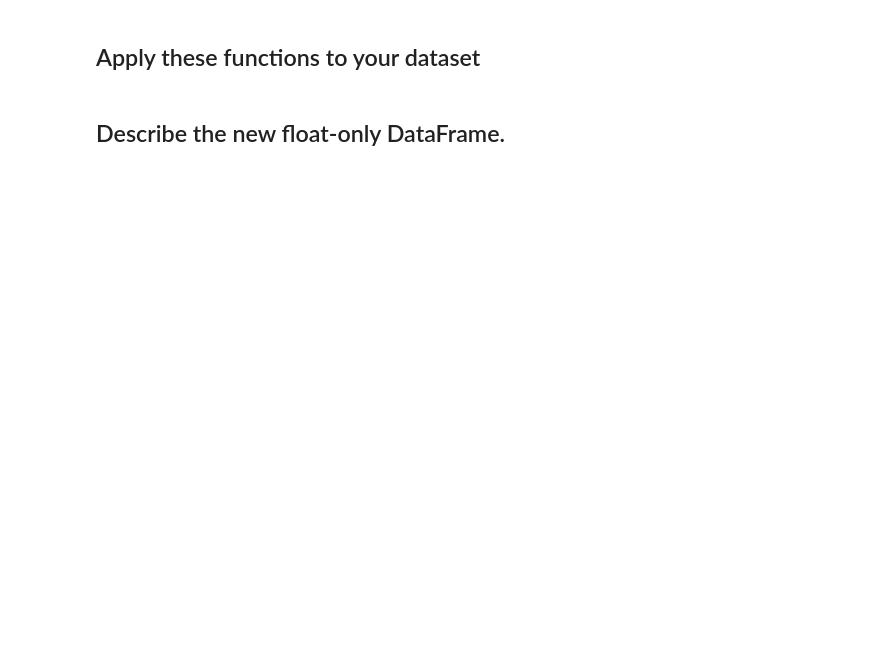
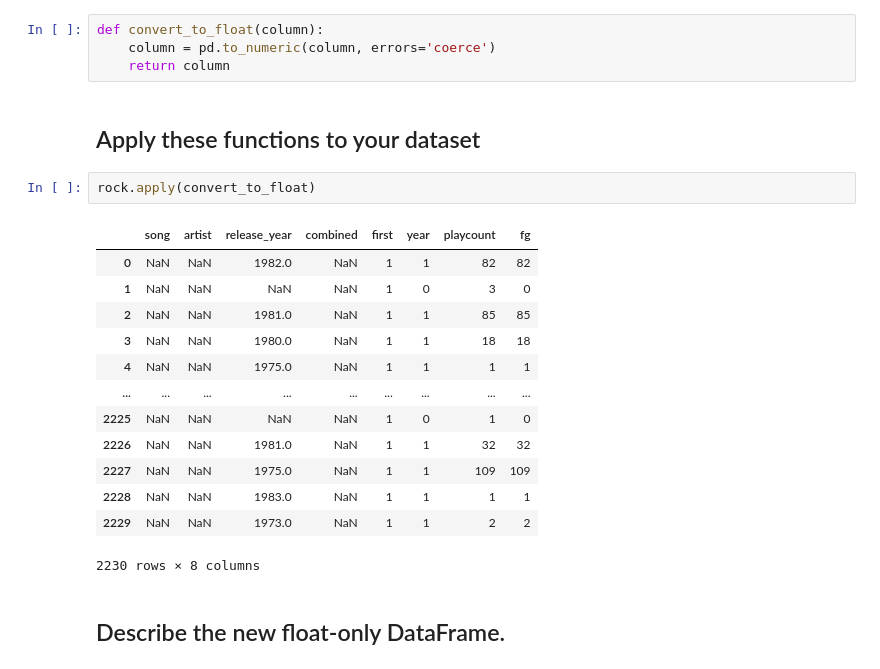
Before and after one commit to RickFSA/Institute-of-Data, a Jupyter notebook: IODcompleted_assignment/IOD_Lab 3.1.1.ipynb, the cells around one changed output. Saved outputs shown, nothing was run; the diff lists cells and outputs as text; blank space fills up the shorter version.

```diff
--- a/IOD_Lab 3.1.1.ipynb
+++ b/IODcompleted_assignment/IOD_Lab 3.1.1.ipynb
@@ -725,7 +729,27 @@ Artist: .38 Special
 Release date before 1970: False
 # %% [markdown]
 ## Write a function that converts cells in a DataFrame to float and otherwise replaces them with np.nan
+# %%
+def convert_to_float(column):
+    column = pd.to_numeric(column, errors='coerce')
+    return column
 # %% [markdown]
 ## Apply these functions to your dataset
+# %%
+rock.apply(convert_to_float)
+# %% [output]
+|  | song | artist | release_year | combined | first | year | playcount | fg |
+| 0 | NaN | NaN | 1982.0 | NaN | 1 | 1 | 82 | 82 |
+| 1 | NaN | NaN | NaN | NaN | 1 | 0 | 3 | 0 |
+| 2 | NaN | NaN | 1981.0 | NaN | 1 | 1 | 85 | 85 |
+| 3 | NaN | NaN | 1980.0 | NaN | 1 | 1 | 18 | 18 |
+| 4 | NaN | NaN | 1975.0 | NaN | 1 | 1 | 1 | 1 |
+| ... | ... | ... | ... | ... | ... | ... | ... | ... |
+| 2225 | NaN | NaN | NaN | NaN | 1 | 0 | 1 | 0 |
+| 2226 | NaN | NaN | 1981.0 | NaN | 1 | 1 | 32 | 32 |
+| 2227 | NaN | NaN | 1975.0 | NaN | 1 | 1 | 109 | 109 |
+| 2228 | NaN | NaN | 1983.0 | NaN | 1 | 1 | 1 | 1 |
+| 2229 | NaN | NaN | 1973.0 | NaN | 1 | 1 | 2 | 2 |
+2230 rows × 8 columns
 # %% [markdown]
 ## Describe the new float-only DataFrame.
```
Also changed, not shown: parts of 4 cells of this notebook, 9 other files.
